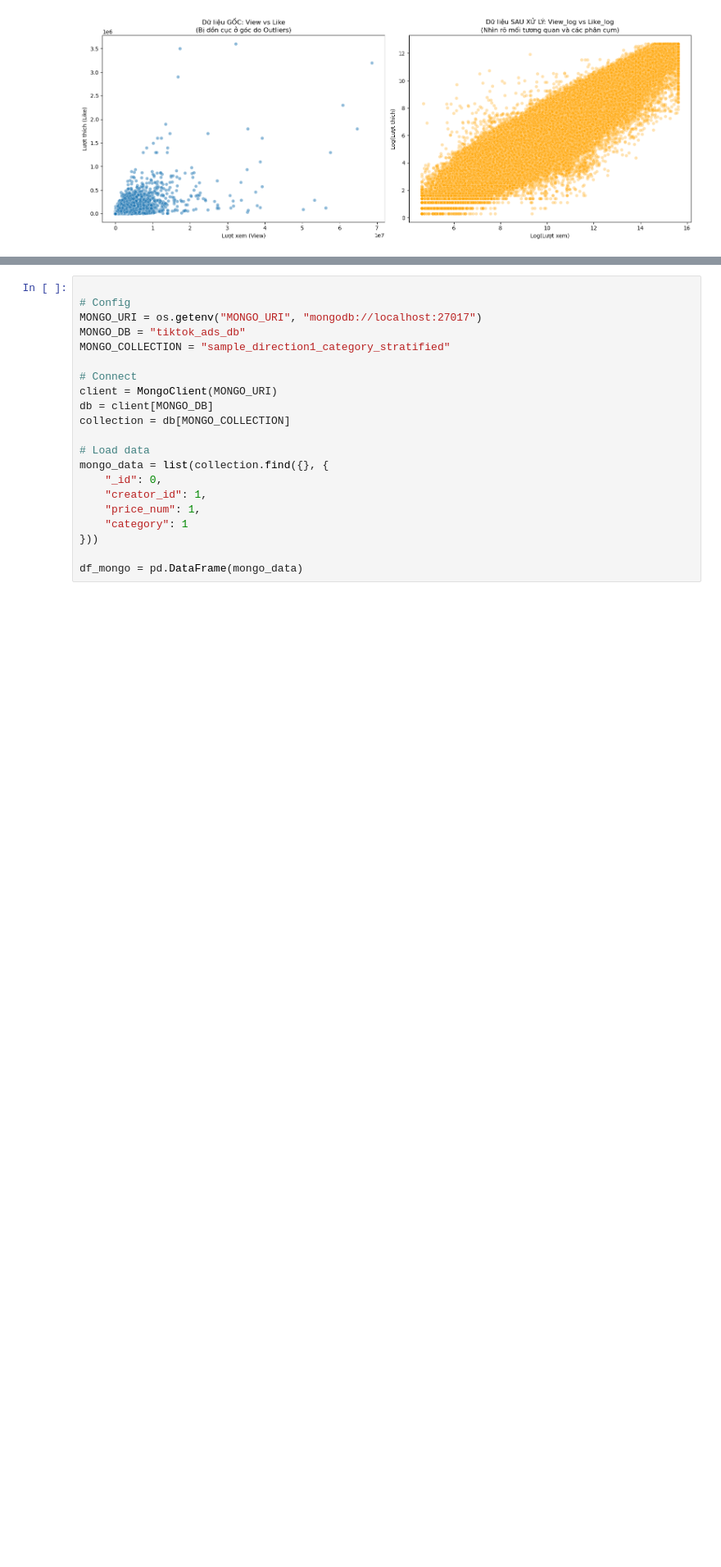
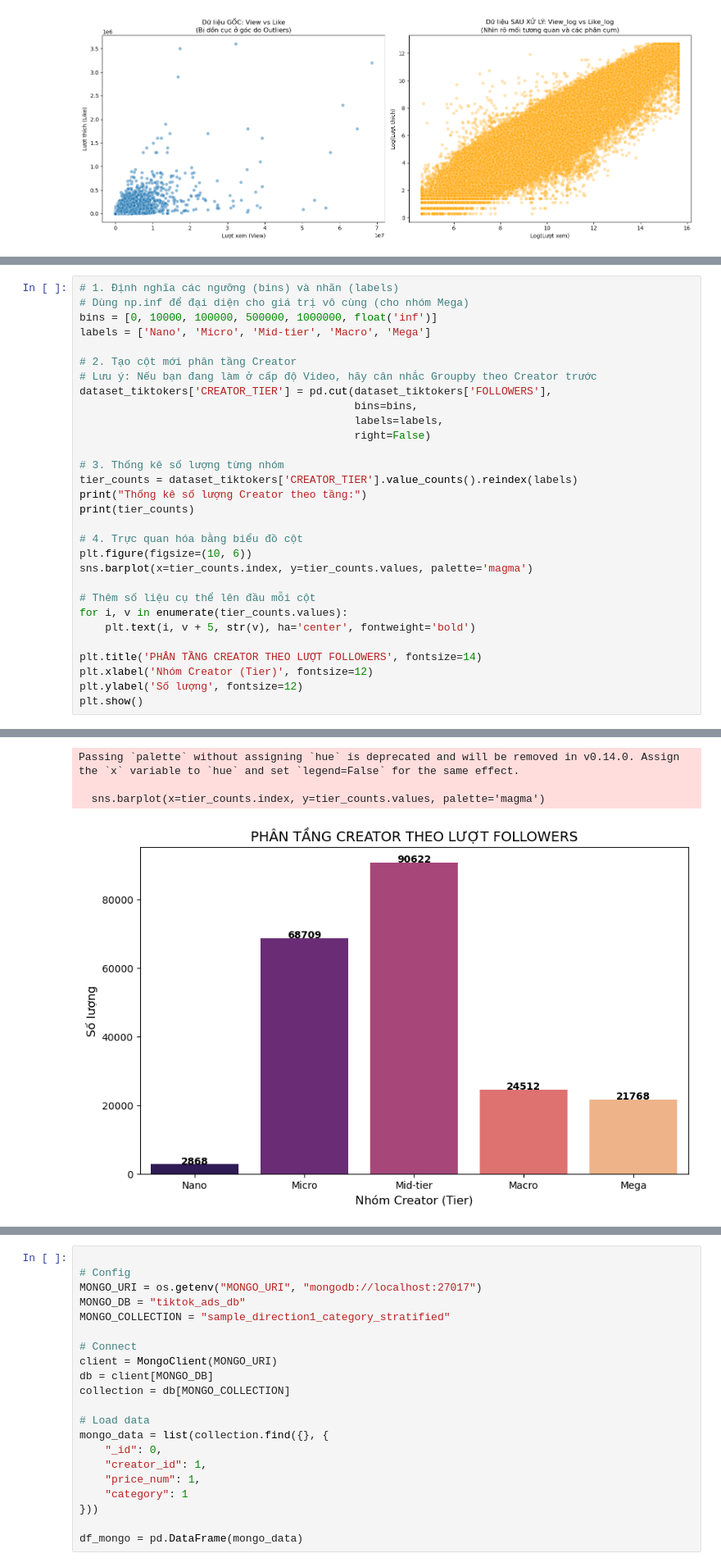
Before and after one commit to lamphat344961-alt/TIKTOK_crawl_V2, a Jupyter notebook: processing_data/meger_EDA.ipynb, the cells around one changed output, grey strips where cells are left out. Shown at 82% size. Saved outputs shown, nothing was run; the diff lists cells and outputs as text; blank space fills up the shorter version.

```diff
--- a/processing_data/meger_EDA.ipynb
+++ b/processing_data/meger_EDA.ipynb
@@ -364,0 +397,31 @@ plt.show()
+# %%
+# 1. Định nghĩa các ngưỡng (bins) và nhãn (labels)
+# Dùng np.inf để đại diện cho giá trị vô cùng (cho nhóm Mega)
+bins = [0, 10000, 100000, 500000, 1000000, float('inf')]
+labels = ['Nano', 'Micro', 'Mid-tier', 'Macro', 'Mega']
+
+# 2. Tạo cột mới phân tầng Creator
+# Lưu ý: Nếu bạn đang làm ở cấp độ Video, hãy cân nhắc Groupby theo Creator trước
+dataset_tiktokers['CREATOR_TIER'] = pd.cut(dataset_tiktokers['FOLLOWERS'],
+                                           bins=bins,
+                                           labels=labels,
+                                           right=False)
+
+# 3. Thống kê số lượng từng nhóm
+tier_counts = dataset_tiktokers['CREATOR_TIER'].value_counts().reindex(labels)
+print("Thống kê số lượng Creator theo tầng:")
+print(tier_counts)
+
+# 4. Trực quan hóa bằng biểu đồ cột
+plt.figure(figsize=(10, 6))
+sns.barplot(x=tier_counts.index, y=tier_counts.values, palette='magma')
+
+# Thêm số liệu cụ thể lên đầu mỗi cột
+for i, v in enumerate(tier_counts.values):
+    plt.text(i, v + 5, str(v), ha='center', fontweight='bold')
+
+plt.title('PHÂN TẦNG CREATOR THEO LƯỢT FOLLOWERS', fontsize=14)
+plt.xlabel('Nhóm Creator (Tier)', fontsize=12)
+plt.ylabel('Số lượng', fontsize=12)
+plt.show()
+# %% [output]
@@ -364,0 +436,4 @@ plt.show()
+Passing `palette` without assigning `hue` is deprecated and will be removed in v0.14.0. Assign the `x` variable to `hue` and set `legend=False` for the same effect.
+
+  sns.barplot(x=tier_counts.index, y=tier_counts.values, palette='magma')
+[figure, added]
```
Also changed, not shown: parts of 10 cells of this notebook.
